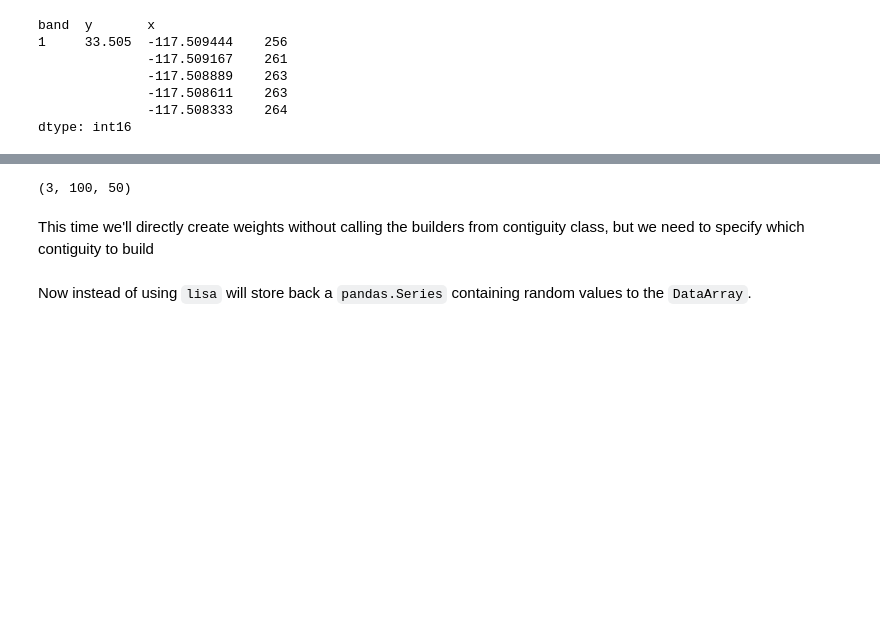
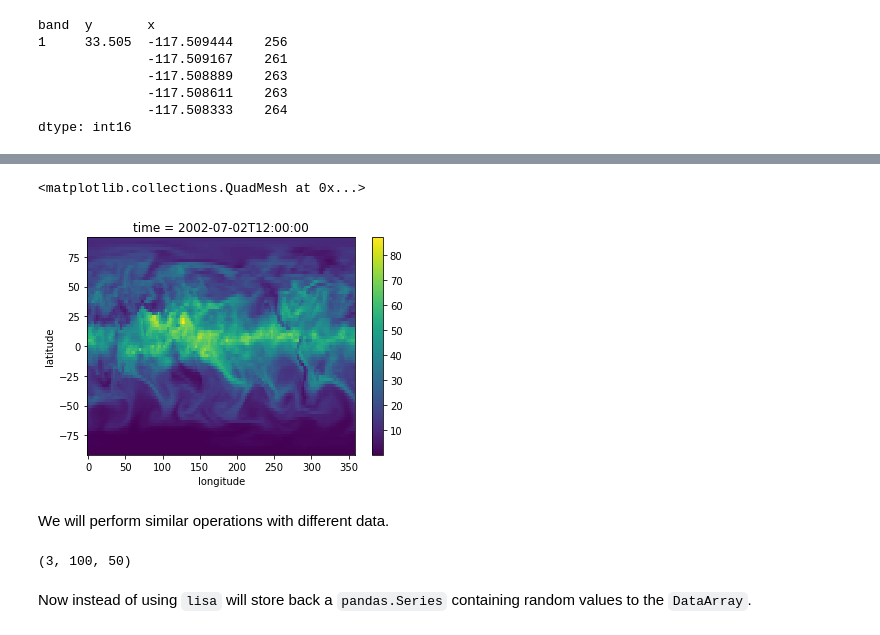
Before and after one commit to pysal/libpysal, a Jupyter notebook: notebooks/Raster Interface.ipynb, the cells around one changed output, grey strips where cells are left out. Saved outputs shown, nothing was run; the diff lists cells and outputs as text; code cells hidden in the pictures; blank space fills up the shorter version.

```diff
--- a/notebooks/Raster Interface.ipynb
+++ b/notebooks/Raster Interface.ipynb
@@ -138,0 +193,11 @@ Will perform similar operations with different data, we'll see another way we ca
+# %%
+# We'll use 3rd layer out of 73 layers for further calculation
+layer = da2.time.values[2] # In this case we have time layer
+w_queen = raster.da2W(da2, layer=layer)
+# %%
+# Loading the raster data using index attribute
+data2 = da2.to_series()[w_queen.index]
+# %%
+# Converting obtained data back to DataArray
+rast_da2 = raster.w2da(data2, w_queen)
+print(rast_da2)
@@ -139,3 +225,10 @@ Will perform similar operations with different data, we'll see another way we ca
+# %%
+rast_da2.plot()
+# %% [output]
+<matplotlib.collections.QuadMesh at 0x...>
+[figure, added]
+# %% [markdown]
+We will perform similar operations with different data.
 # %%
 # Lets load a different raster data with multiple bands
 da2 = xr.open_rasterio('HARV_RGB_Ortho.tif')
@@ -144,5 +237,3 @@ da2 = da2[:, 0:100, 350:400]
 da2.shape
 # %% [output]
 (3, 100, 50)
-# %% [markdown]
-This time we'll directly create weights without calling the builders from contiguity class, but we need to specify which contiguity to build
```
Also changed, not shown: parts of 17 cells of this notebook, 7 other files.
